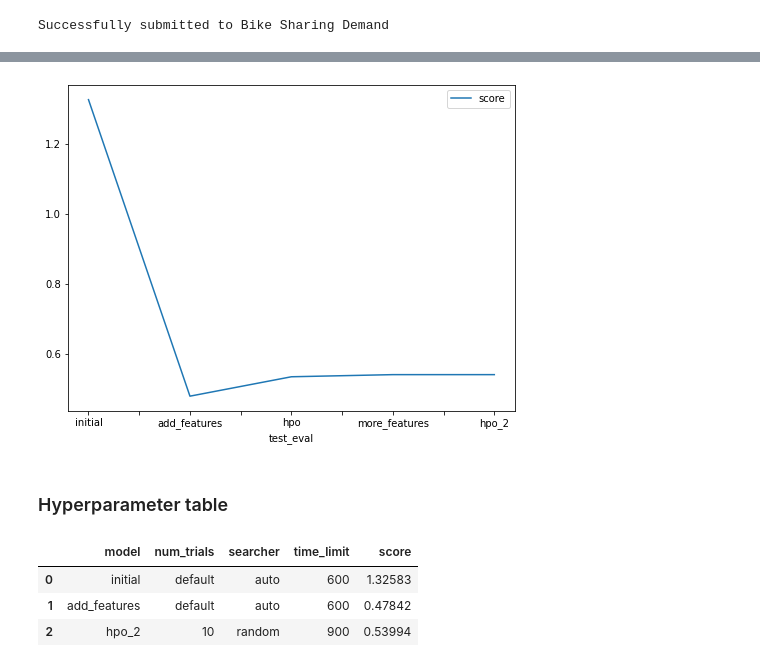
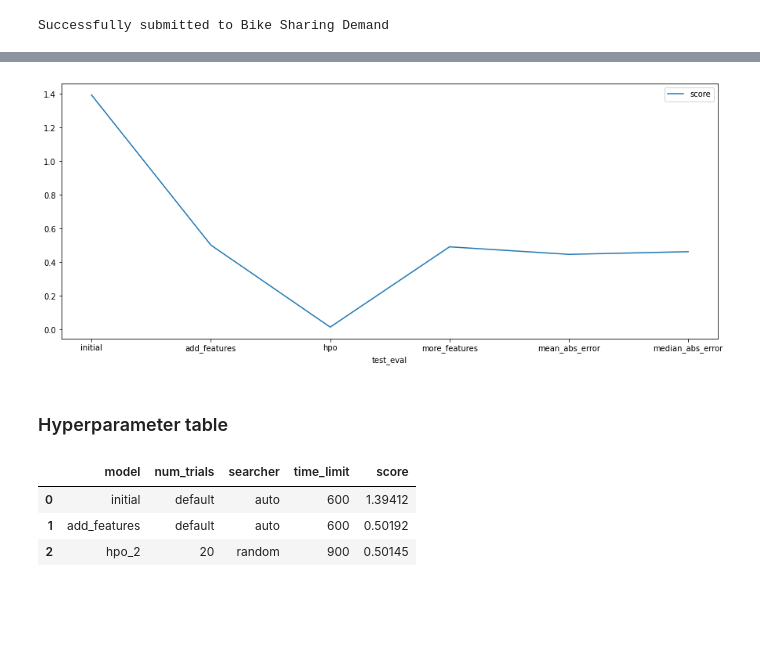
Before and after one commit to a1pat/Bike-Sharing-Demand, a Jupyter notebook: project_notebook.ipynb, the cells around one changed output, grey strips where cells are left out. Saved outputs shown, nothing was run; the diff lists cells and outputs as text; code cells hidden in the pictures; blank space fills up the shorter version.

```diff
--- a/project_notebook.ipynb
+++ b/project_notebook.ipynb
@@ -1173,27 +1491,27 @@ fig.savefig('model_train_score.png')
 # %%
 # Take the 3 kaggle scores and creating a line plot to show improvement
 fig = pd.DataFrame(
     {
-        "test_eval": ["initial", "add_features", "hpo", "more_features", "hpo_2"],
-        "score": [1.32583, 0.47842, 0.53385,  0.53994, 0.53994]
+        "test_eval": ["initial", "add_features", "hpo", "more_features", "mean_abs_error", "median_abs_error"],
+        "score": [1.39412, 0.50192, 0.0145,  0.49165, 0.44690, 0.46272]
     }
-).plot(x="test_eval", y="score", figsize=(8, 6)).get_figure()
-fig.savefig('model_test_score.png')
+).plot(x="test_eval", y="score", figsize=(15, 6)).get_figure()
+fig.savefig('img/model_test_score.png')
 # %% [output]
-[figure, old version]
+[figure, new version]
 # %% [markdown]
 ### Hyperparameter table
 # %%
 # The 3 hyperparameters we tuned with the kaggle score as the result
 pd.DataFrame({
     "model": ["initial", "add_features", "hpo_2"],
-    "num_trials": ['default', 'default', 10],
+    "num_trials": ['default', 'default', 20],
     "searcher": ['auto', 'auto', 'random'],
     "time_limit": [600, 600, 900],
-    "score": [1.32583, 0.47842, 0.53994]
+    "score": [1.39412, 0.50192, 0.50145]
 })
 # %% [output]
 |  | model | num_trials | searcher | time_limit | score |
-| 0 | initial | default | auto | 600 | 1.32583 |
-| 1 | add_features | default | auto | 600 | 0.47842 |
-| 2 | hpo_2 | 10 | random | 900 | 0.53994 |
+| 0 | initial | default | auto | 600 | 1.39412 |
+| 1 | add_features | default | auto | 600 | 0.50192 |
+| 2 | hpo_2 | 20 | random | 900 | 0.50145 |
```
Also changed, not shown: parts of 82 cells of this notebook, 1 other file.
